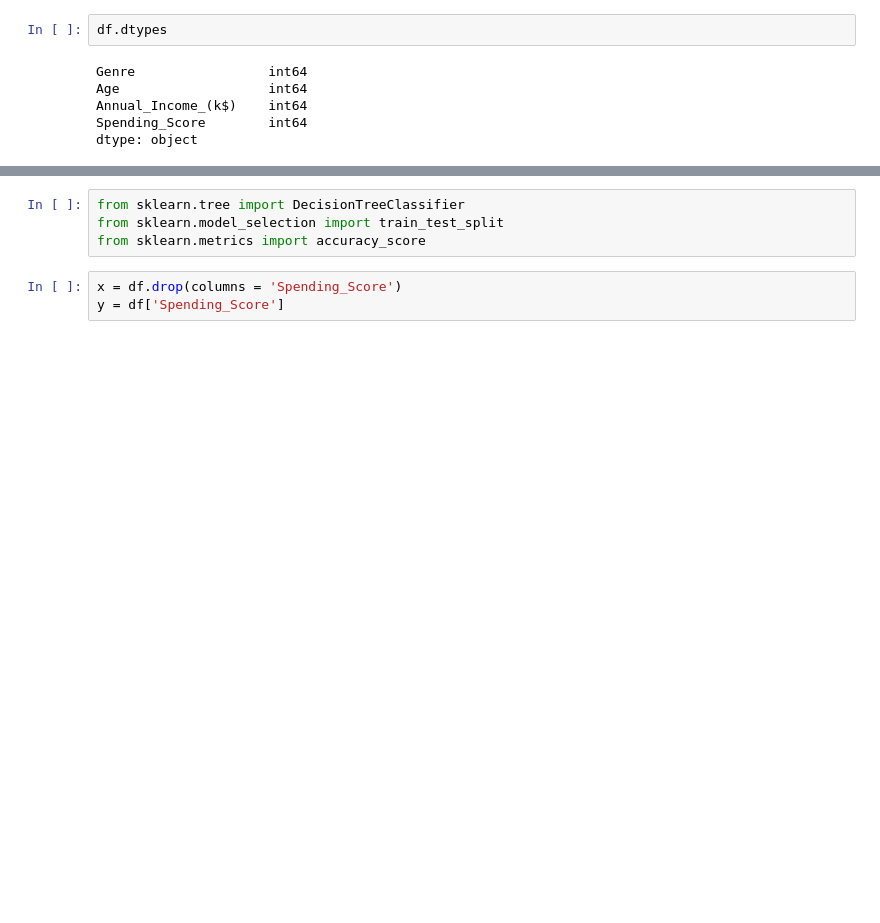
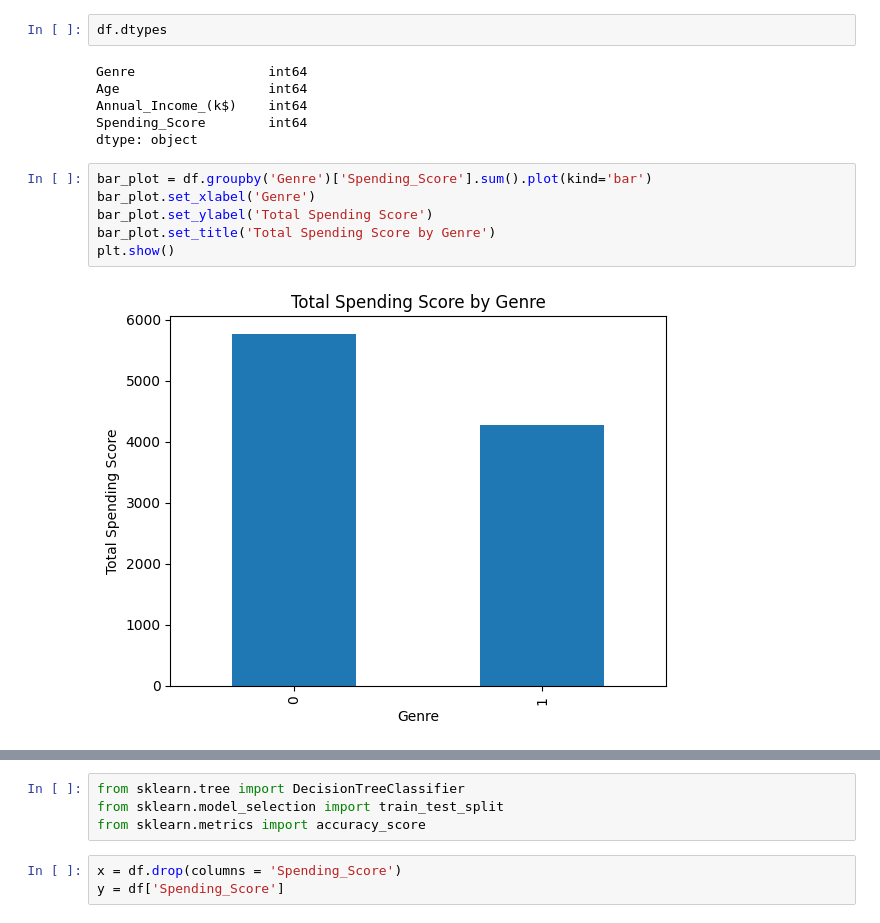
Before and after one commit to karthik-sharma/Customer-data, a Jupyter notebook: customer-data.ipynb, the cells around one changed output, grey strips where cells are left out. Saved outputs shown, nothing was run; the diff lists cells and outputs as text; blank space fills up the shorter version.

```diff
--- a/customer-data.ipynb
+++ b/customer-data.ipynb
@@ -90,3 +73,11 @@ Age                   int64
 Annual_Income_(k$)    int64
 Spending_Score        int64
 dtype: object
+# %%
+bar_plot = df.groupby('Genre')['Spending_Score'].sum().plot(kind='bar')
+bar_plot.set_xlabel('Genre')
+bar_plot.set_ylabel('Total Spending Score')
+bar_plot.set_title('Total Spending Score by Genre')
+plt.show()
+# %% [output]
+[figure, added]
```
Also changed, not shown: parts of 6 cells of this notebook.
